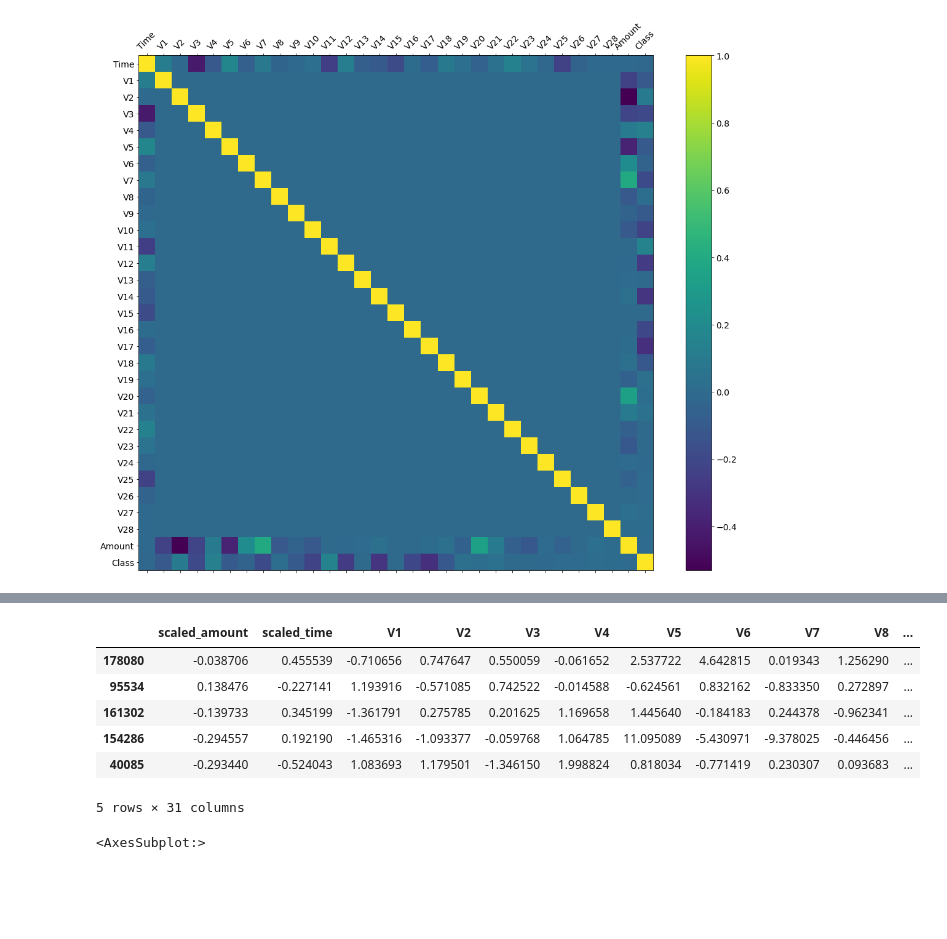
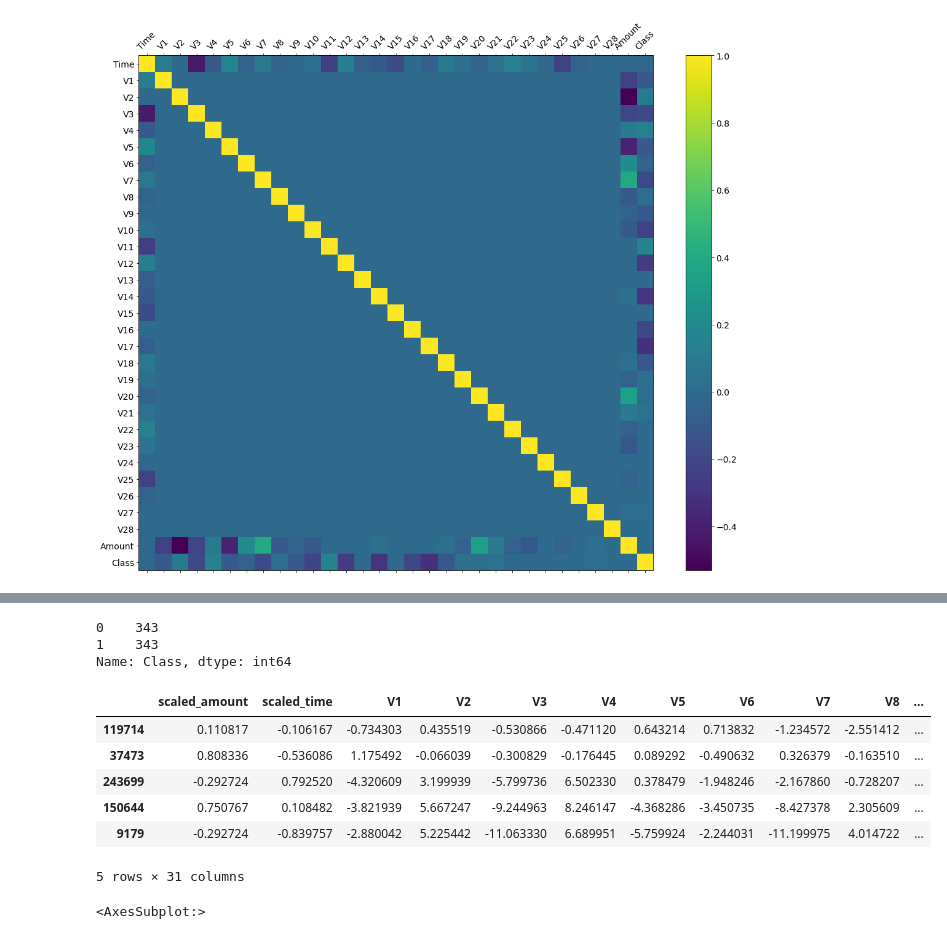
Before and after one commit to gamanc/AnomalyDetection, a Jupyter notebook: AnomalyDetection.ipynb, the cells around one changed output, grey strips where cells are left out. Drawn from its saved outputs; the diff is of its cells as text; code cells hidden in the pictures; blank space fills up the shorter version.

```diff
--- a/AnomalyDetection.ipynb
+++ b/AnomalyDetection.ipynb
@@ -98,21 +110,29 @@ df.head()
-# %%
-
-df = df.sample(frac=1)
-
-fraud_df = df.loc[df['Class'] == 1]
-non_fraud_df = df.loc[df['Class'] == 0][:492]
-
-normal_distributed_df = pd.concat([fraud_df, non_fraud_df])
-
-new_df = normal_distributed_df.sample(frac=1, random_state=42)
-
-new_df.head()
-# %% [output]
-|  | scaled_amount | scaled_time | V1 | V2 | V3 | V4 | V5 | V6 | V7 | V8 | ... |
-| 178080 | -0.038706 | 0.455539 | -0.710656 | 0.747647 | 0.550059 | -0.061652 | 2.537722 | 4.642815 | 0.019343 | 1.256290 | ... |
-| 95534 | 0.138476 | -0.227141 | 1.193916 | -0.571085 | 0.742522 | -0.014588 | -0.624561 | 0.832162 | -0.833350 | 0.272897 | ... |
-| 161302 | -0.139733 | 0.345199 | -1.361791 | 0.275785 | 0.201625 | 1.169658 | 1.445640 | -0.184183 | 0.244378 | -0.962341 | ... |
-| 154286 | -0.294557 | 0.192190 | -1.465316 | -1.093377 | -0.059768 | 1.064785 | 11.095089 | -5.430971 | -9.378025 | -0.446456 | ... |
-| 40085 | -0.293440 | -0.524043 | 1.083693 | 1.179501 | -1.346150 | 1.998824 | 0.818034 | -0.771419 | 0.230307 | 0.093683 | ... |
-5 rows × 31 columns
+# %%
+from sklearn.utils import resample
+
+train_frauds = train_data[train_data.Class == 1]
+train_non_frauds = train_data[train_data.Class == 0]
+
+# Extracting the same amount of non frauds as frauds from training set
+downsampled = resample(train_non_frauds, replace=True, n_samples=len(train_frauds), random_state=27)
+
+train_undersampled = pd.concat([train_frauds, downsampled])
+train_shuffled = train_undersampled.sample(frac=1, random_state=42)
+
+# Print
+train_shuffled.Class.value_counts()
+# %% [output]
+0    343
+1    343
+Name: Class, dtype: int64
+# %%
+train_shuffled.head()
+# %% [output]
+|  | scaled_amount | scaled_time | V1 | V2 | V3 | V4 | V5 | V6 | V7 | V8 | ... |
+| 119714 | 0.110817 | -0.106167 | -0.734303 | 0.435519 | -0.530866 | -0.471120 | 0.643214 | 0.713832 | -1.234572 | -2.551412 | ... |
+| 37473 | 0.808336 | -0.536086 | 1.175492 | -0.066039 | -0.300829 | -0.176445 | 0.089292 | -0.490632 | 0.326379 | -0.163510 | ... |
+| 243699 | -0.292724 | 0.792520 | -4.320609 | 3.199939 | -5.799736 | 6.502330 | 0.378479 | -1.948246 | -2.167860 | -0.728207 | ... |
+| 150644 | 0.750767 | 0.108482 | -3.821939 | 5.667247 | -9.244963 | 8.246147 | -4.368286 | -3.450735 | -8.427378 | 2.305609 | ... |
+| 9179 | -0.292724 | -0.839757 | -2.880042 | 5.225442 | -11.063330 | 6.689951 | -5.759924 | -2.244031 | -11.199975 | 4.014722 | ... |
+5 rows × 31 columns
 # %%
```
Also changed, not shown: parts of 21 cells of this notebook.
